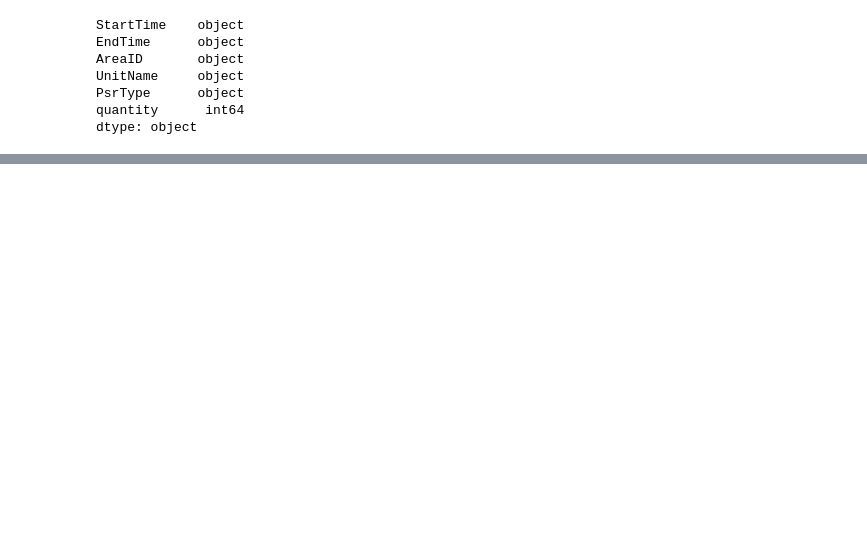
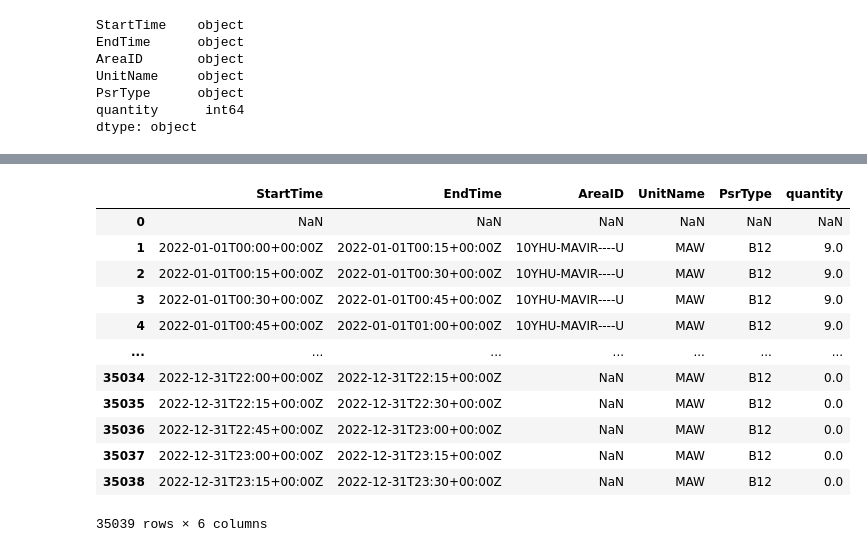
Before and after one commit to mahbubur-87/SE-Europe-Data_Challenge_Template, a Jupyter notebook: se-europe-data-challenge-data-ingestion.ipynb, the cells around one changed output, grey strips where cells are left out. Saved outputs shown, nothing was run; the diff lists cells and outputs as text; code cells hidden in the pictures; blank space fills up the shorter version.

```diff
--- a/se-europe-data-challenge-data-ingestion.ipynb
+++ b/se-europe-data-challenge-data-ingestion.ipynb
@@ -406,3 +408,23 @@ df_gen.loc[1:]
+# %%
+start_date = datetime.fromisoformat(str(df_gen.loc[0, "StartTime"]).replace("Z", ""))
+if start_date.year == 2021:
+    df_gen = df_gen.drop(0)
+    df_gen = df_gen.reindex(np.arange(0, df_gen.shape[0]))
+df_gen
+# %% [output]
+|  | StartTime | EndTime | AreaID | UnitName | PsrType | quantity |
+| 0 | NaN | NaN | NaN | NaN | NaN | NaN |
+| 1 | 2022-01-01T00:00+00:00Z | 2022-01-01T00:15+00:00Z | 10YHU-MAVIR----U | MAW | B12 | 9.0 |
+| 2 | 2022-01-01T00:15+00:00Z | 2022-01-01T00:30+00:00Z | 10YHU-MAVIR----U | MAW | B12 | 9.0 |
+| 3 | 2022-01-01T00:30+00:00Z | 2022-01-01T00:45+00:00Z | 10YHU-MAVIR----U | MAW | B12 | 9.0 |
+| 4 | 2022-01-01T00:45+00:00Z | 2022-01-01T01:00+00:00Z | 10YHU-MAVIR----U | MAW | B12 | 9.0 |
+| ... | ... | ... | ... | ... | ... | ... |
+| 35034 | 2022-12-31T22:00+00:00Z | 2022-12-31T22:15+00:00Z | NaN | MAW | B12 | 0.0 |
+| 35035 | 2022-12-31T22:15+00:00Z | 2022-12-31T22:30+00:00Z | NaN | MAW | B12 | 0.0 |
+| 35036 | 2022-12-31T22:45+00:00Z | 2022-12-31T23:00+00:00Z | NaN | MAW | B12 | 0.0 |
+| 35037 | 2022-12-31T23:00+00:00Z | 2022-12-31T23:15+00:00Z | NaN | MAW | B12 | 0.0 |
+| 35038 | 2022-12-31T23:15+00:00Z | 2022-12-31T23:30+00:00Z | NaN | MAW | B12 | 0.0 |
+35039 rows × 6 columns
 # %%
 from datetime import datetime, timedelta, timezone
 import calendar
```
Also changed, not shown: parts of 9 cells of this notebook.
